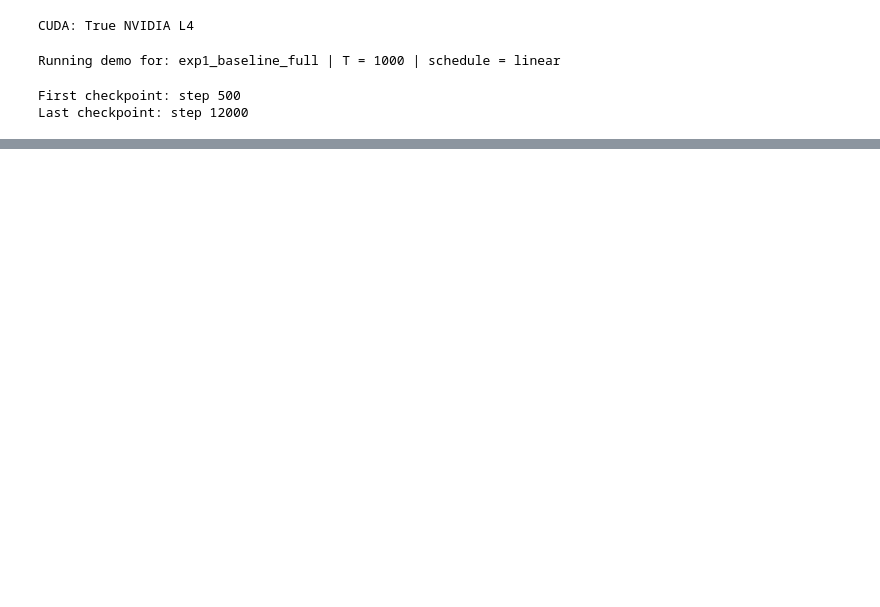
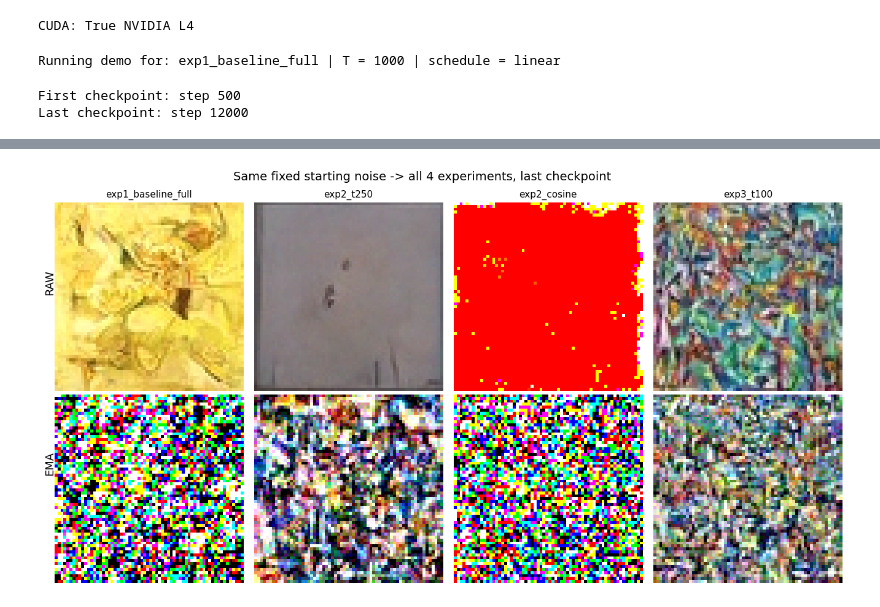
Before and after one commit to Noam-Sin/DDPM-NeuralNetwork, a Jupyter notebook: ddpm/live_demo.ipynb, the cells around one changed output, grey strips where cells are left out. Drawn from its saved outputs; the diff is of its cells as text; code cells hidden in the pictures; blank space fills up the shorter version.

Commit message:
Add fixed noise cross experiment comparison (raw vs EMA, all 4 runs)

```diff
--- a/ddpm/live_demo.ipynb
+++ b/ddpm/live_demo.ipynb
@@ -82,0 +83,78 @@ plt.show()
+# %%
+def sample_fixed_noise(diffusion, model, x_T):
+    model.eval()
+    x = x_T.clone()
+    with torch.no_grad():
+        for t in reversed(range(diffusion.T)):
+            x = diffusion.p_sample(model, x, t)
+    return x
+# %%
+import importlib, glob
+import torch
+import matplotlib.pyplot as plt
+
+config_modules = ["config_exp1", "config_exp2_t250", "config_exp2_cosine", "config_exp3"]
+
+# same starting noise for every experiment and every checkpoint below
+torch.manual_seed(42)
+ref_config = importlib.import_module(config_modules[0]).config
+x_T = torch.randn(1, ref_config.image_channels, ref_config.image_size, ref_config.image_size, device="cuda")
+
+raw_results, ema_results, labels = [], [], []
+
+for m in config_modules:
+    config = importlib.import_module(m).config
+    labels.append(config.run_name)
+
+    model = UNet(
+        image_size=config.image_size,
+        image_channels=config.image_channels,
+        base_channels=config.base_channels,
+        channel_mult=config.channel_mult,
+        num_res_blocks=config.num_res_blocks,
+        attn_resolutions=config.attn_resolutions,
+        dropout=config.dropout,
+    ).cuda()
+
+    diffusion = GaussianDiffusion(
+        timesteps=config.T,
+        beta_start=config.beta_start,
+        beta_end=config.beta_end,
+        schedule=config.schedule,
+        device="cuda",
+    )
+
+    ckpt_dir = f"runs/{config.run_name}/checkpoints"
+    raw_ckpts = sorted(
+        [p for p in glob.glob(f"{ckpt_dir}/step_*.pt") if "_ema" not in p],
+        key=lambda p: int(p.split("step_")[1].split(".pt")[0]),
+    )
+    last_raw_ckpt = raw_ckpts[-1]
+    last_step = last_raw_ckpt.split("step_")[1].split(".pt")[0]
+    last_ema_ckpt = f"{ckpt_dir}/step_{last_step}_ema.pt"
+
+    model.load_state_dict(torch.load(last_raw_ckpt, map_location="cuda"))
+    raw_out = sample_fixed_noise(diffusion, model, x_T)
+    raw_results.append(unnormalize(raw_out).clamp(0, 1))
+
+    model.load_state_dict(torch.load(last_ema_ckpt, map_location="cuda"))
+    ema_out = sample_fixed_noise(diffusion, model, x_T)
+    ema_results.append(unnormalize(ema_out).clamp(0, 1))
+
+    print(f"{config.run_name}: last step = {last_step}")
+
+fig, axes = plt.subplots(2, 4, figsize=(14, 7))
+for i in range(4):
+    axes[0, i].imshow(raw_results[i][0].permute(1, 2, 0).cpu().numpy())
+    axes[0, i].axis("off")
+    axes[0, i].set_title(labels[i], fontsize=11)
+
+    axes[1, i].imshow(ema_results[i][0].permute(1, 2, 0).cpu().numpy())
+    axes[1, i].axis("off")
+
+fig.text(0.06, 0.72, "RAW", rotation=90, fontsize=13, va="center")
+fig.text(0.06, 0.30, "EMA", rotation=90, fontsize=13, va="center")
+plt.suptitle("Same fixed starting noise -> all 4 experiments, last checkpoint", fontsize=14)
+plt.tight_layout(rect=[0.06, 0, 1, 1])
+plt.show()
+# %% [output]
@@ -82,0 +165 @@ plt.show()
+[figure, added]
```
Also changed, not shown: parts of 3 cells of this notebook.
